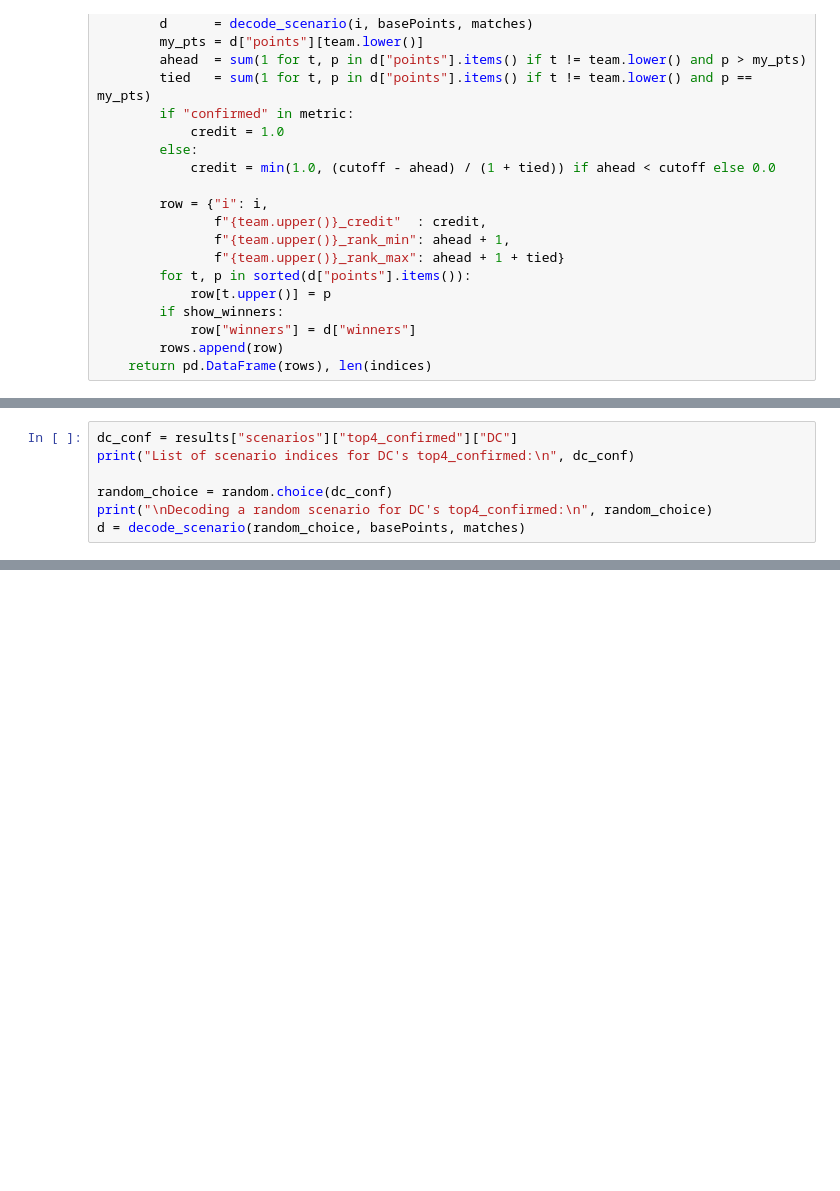
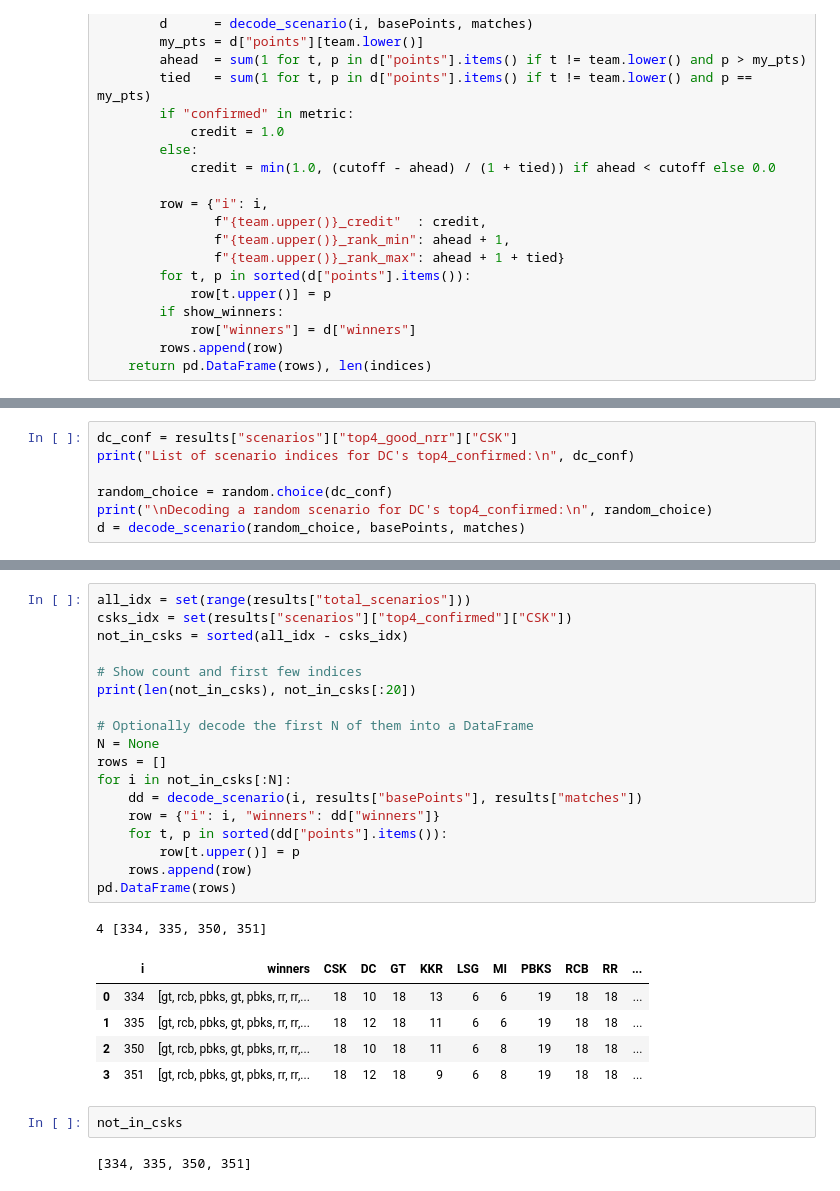
Before and after one commit to ajjitth/ipl_scenarios_probability, a Jupyter notebook: ipl_probs.ipynb, the cells around one changed output, grey strips where cells are left out. Drawn from its saved outputs; the diff is of its cells as text; blank space fills up the shorter version.

```diff
--- a/ipl_probs.ipynb
+++ b/ipl_probs.ipynb
@@ -307,5 +310,5 @@ df
 # %%
-dc_conf = results["scenarios"]["top4_confirmed"]["DC"]
+dc_conf = results["scenarios"]["top4_good_nrr"]["CSK"]
 print("List of scenario indices for DC's top4_confirmed:\n", dc_conf)
 
 random_choice = random.choice(dc_conf)
@@ -346,0 +350,29 @@ Paired with the matches:
+# %%
+all_idx = set(range(results["total_scenarios"]))
+csks_idx = set(results["scenarios"]["top4_confirmed"]["CSK"])
+not_in_csks = sorted(all_idx - csks_idx)
+
+# Show count and first few indices
+print(len(not_in_csks), not_in_csks[:20])
+
+# Optionally decode the first N of them into a DataFrame
+N = None
+rows = []
+for i in not_in_csks[:N]:
+    dd = decode_scenario(i, results["basePoints"], results["matches"])
+    row = {"i": i, "winners": dd["winners"]}
+    for t, p in sorted(dd["points"].items()):
+        row[t.upper()] = p
+    rows.append(row)
+pd.DataFrame(rows)
+# %% [output]
+4 [334, 335, 350, 351]
+|  | i | winners | CSK | DC | GT | KKR | LSG | MI | PBKS | RCB | RR | ... |
+| 0 | 334 | [gt, rcb, pbks, gt, pbks, rr, rr,... | 18 | 10 | 18 | 13 | 6 | 6 | 19 | 18 | 18 | ... |
+| 1 | 335 | [gt, rcb, pbks, gt, pbks, rr, rr,... | 18 | 12 | 18 | 11 | 6 | 6 | 19 | 18 | 18 | ... |
+| 2 | 350 | [gt, rcb, pbks, gt, pbks, rr, rr,... | 18 | 10 | 18 | 11 | 6 | 8 | 19 | 18 | 18 | ... |
+| 3 | 351 | [gt, rcb, pbks, gt, pbks, rr, rr,... | 18 | 12 | 18 | 9 | 6 | 8 | 19 | 18 | 18 | ... |
+# %%
+not_in_csks
+# %% [output]
+[334, 335, 350, 351]
```
Also changed, not shown: parts of 6 cells of this notebook.
